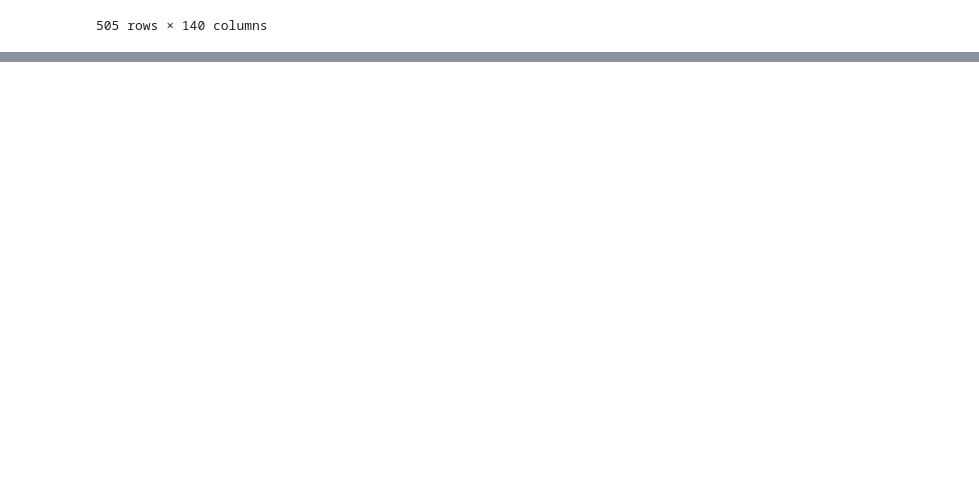
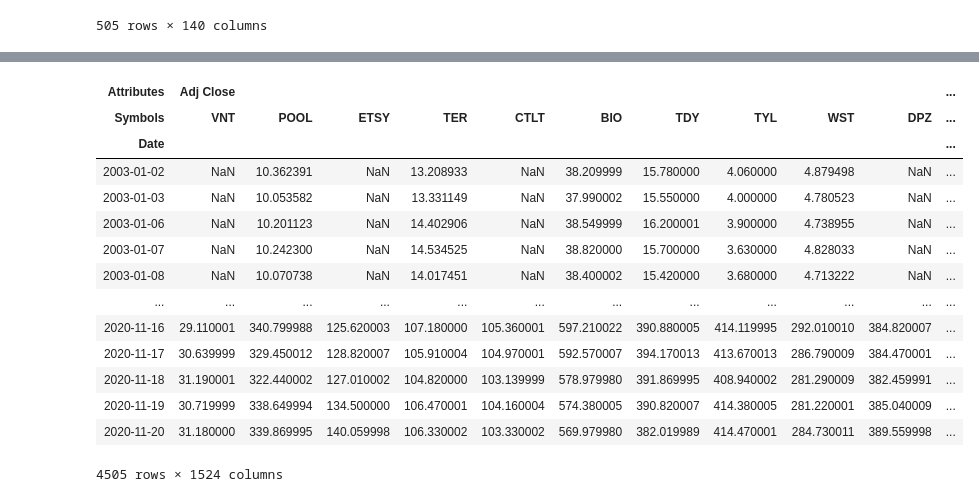
Before and after one commit to GuillaumePv/DS_1mscF, a Jupyter notebook: Data_analysis_Guillaume.ipynb, the cells around one changed output, grey strips where cells are left out. Drawn from its saved outputs; the diff is of its cells as text; code cells hidden in the pictures; blank space fills up the shorter version.

```diff
--- a/Data_analysis_Guillaume.ipynb
+++ b/Data_analysis_Guillaume.ipynb
@@ -167,0 +240,21 @@ changeFlow
+# %%
+from pandas_datareader import data
+data_fin = data.DataReader(tickers, 'yahoo', start_date, end_date)
+# %%
+data_fin
+# %% [output]
+| Attributes | Adj Close |  |  |  |  |  |  |  |  |  | ... |
+| Symbols | VNT | POOL | ETSY | TER | CTLT | BIO | TDY | TYL | WST | DPZ | ... |
+| Date |  |  |  |  |  |  |  |  |  |  | ... |
+| 2003-01-02 | NaN | 10.362391 | NaN | 13.208933 | NaN | 38.209999 | 15.780000 | 4.060000 | 4.879498 | NaN | ... |
+| 2003-01-03 | NaN | 10.053582 | NaN | 13.331149 | NaN | 37.990002 | 15.550000 | 4.000000 | 4.780523 | NaN | ... |
+| 2003-01-06 | NaN | 10.201123 | NaN | 14.402906 | NaN | 38.549999 | 16.200001 | 3.900000 | 4.738955 | NaN | ... |
+| 2003-01-07 | NaN | 10.242300 | NaN | 14.534525 | NaN | 38.820000 | 15.700000 | 3.630000 | 4.828033 | NaN | ... |
+| 2003-01-08 | NaN | 10.070738 | NaN | 14.017451 | NaN | 38.400002 | 15.420000 | 3.680000 | 4.713222 | NaN | ... |
+| ... | ... | ... | ... | ... | ... | ... | ... | ... | ... | ... | ... |
+| 2020-11-16 | 29.110001 | 340.799988 | 125.620003 | 107.180000 | 105.360001 | 597.210022 | 390.880005 | 414.119995 | 292.010010 | 384.820007 | ... |
+| 2020-11-17 | 30.639999 | 329.450012 | 128.820007 | 105.910004 | 104.970001 | 592.570007 | 394.170013 | 413.670013 | 286.790009 | 384.470001 | ... |
+| 2020-11-18 | 31.190001 | 322.440002 | 127.010002 | 104.820000 | 103.139999 | 578.979980 | 391.869995 | 408.940002 | 281.290009 | 382.459991 | ... |
+| 2020-11-19 | 30.719999 | 338.649994 | 134.500000 | 106.470001 | 104.160004 | 574.380005 | 390.820007 | 414.380005 | 281.220001 | 385.040009 | ... |
+| 2020-11-20 | 31.180000 | 339.869995 | 140.059998 | 106.330002 | 103.330002 | 569.979980 | 382.019989 | 414.470001 | 284.730011 | 389.559998 | ... |
+4505 rows × 1524 columns
```
Also changed, not shown: parts of 15 cells of this notebook, 4 other files.
